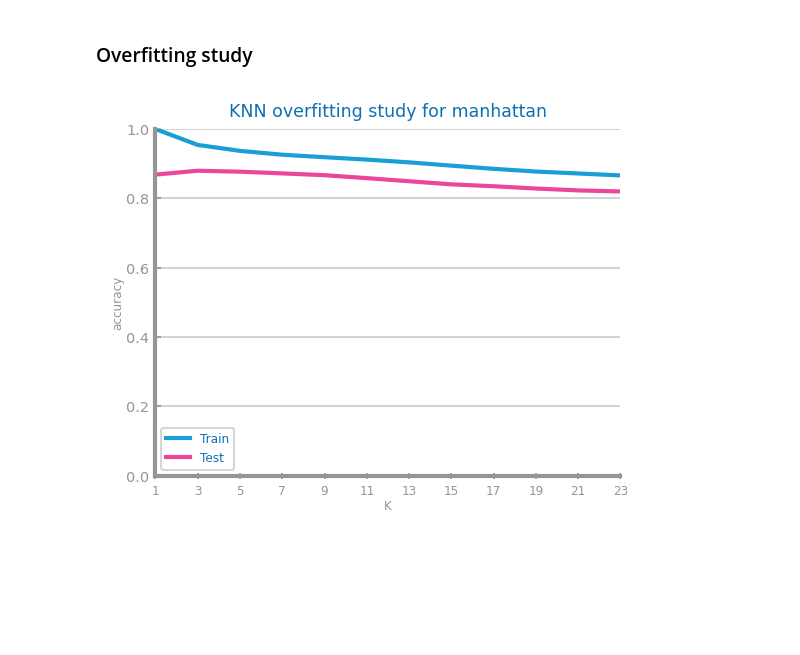
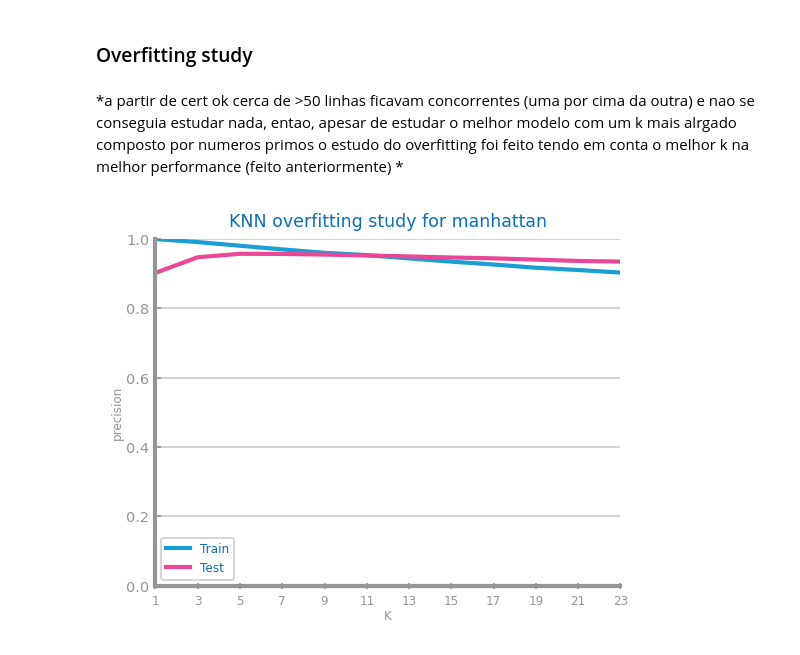
Before and after one commit to franciscoAbreuTecnico/Data-Science-IST, a Jupyter notebook: dataset_services/knn.ipynb, the cells around one changed output. Drawn from its saved outputs; the diff is of its cells as text; code cells hidden in the pictures; blank space fills up the shorter version.

```diff
--- a/dataset_services/knn.ipynb
+++ b/dataset_services/knn.ipynb
@@ -57,33 +55,37 @@ show()
 # %% [markdown]
 ### Overfitting study
+# %% [markdown]
+*a partir de cert ok cerca de >50 linhas ficavam concorrentes (uma por cima da outra) e nao se conseguia estudar nada, entao, apesar de estudar o melhor modelo com um k mais alrgado composto por numeros primos o estudo do overfitting foi feito tendo em conta o melhor k na melhor performance (feito anteriormente) *
 # %%
 from typing import Literal
 from sklearn.neighbors import KNeighborsClassifier
-
-distance: Literal["manhattan", "euclidean", "chebyshev"] = params["params"][1]
+eval_metric="precision"
+#distance: Literal["manhattan", "euclidean", "chebyshev"] = params["params"][1]
+distance = "manhattan"
 K_MAX = 25
 kvalues: list[int] = [i for i in range(1, K_MAX, 2)]
+#kvalues: list[int] = [1, 2, 6, 17, 23, 89, 179, 251, 337, 409, 547]
 y_tst_values: list = []
 y_trn_values: list = []
-acc_metric: str = "accuracy"
+acc_metric: str = "precision"
 for k in kvalues:
     clf = KNeighborsClassifier(n_neighbors=k, metric=distance)
     clf.fit(trnX, trnY)
     prd_tst_Y: np.array = clf.predict(tstX)
     prd_trn_Y: np.array = clf.predict(trnX)
     y_tst_values.append(dslabs.CLASS_EVAL_METRICS[acc_metric](tstY, prd_tst_Y))
     y_trn_values.append(dslabs.CLASS_EVAL_METRICS[acc_metric](trnY, prd_trn_Y))
 
 figure()
 dslabs.plot_multiline_chart(
     kvalues,
     {"Train": y_trn_values, "Test": y_tst_values},
     title=f"KNN overfitting study for {distance}",
     xlabel="K",
     ylabel=str(eval_metric),
     percentage=True,
 )
 savefig(f"classification_images/knn/{file_tag}_knn_overfitting.png")
 show()
 # %% [output]
-[figure, old version]
+[figure, new version]
```
Also changed, not shown: parts of 3 cells of this notebook, 24 other files.
